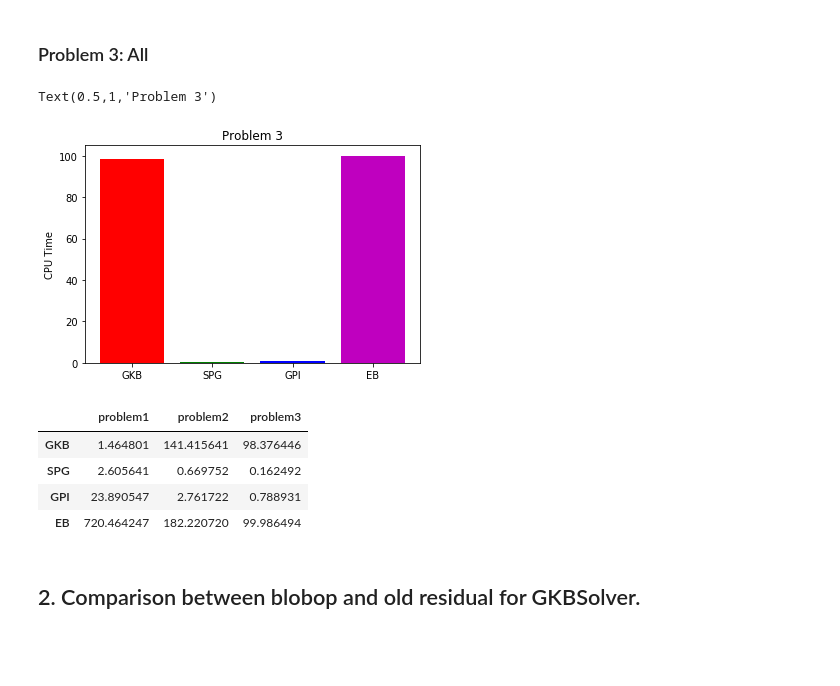
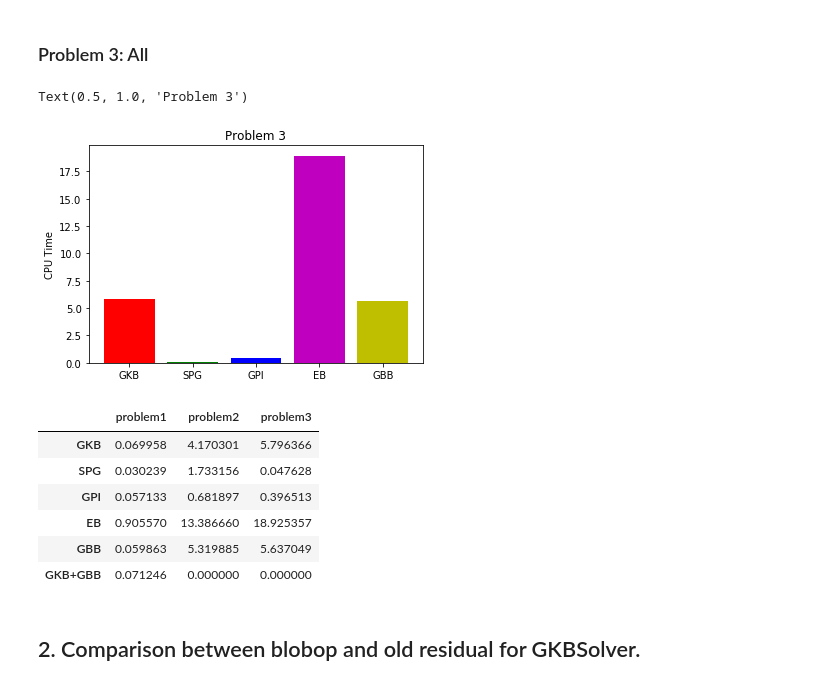
Before and after one commit to melissawm/skprocrustes, a Jupyter notebook: Results March 2019.ipynb, the cells around one changed output. Drawn from its saved outputs; the diff is of its cells as text; code cells hidden in the pictures; blank space fills up the shorter version.

```diff
--- a/Results March 2019.ipynb
+++ b/Results March 2019.ipynb
@@ -397,29 +252,32 @@ nfev : 167
 # %% [markdown]
 ### Problem 3: All
 # %%
-gkb, spg, gpi, eb = plt.bar([0,1,2,3], [t3_gkb, t3_spg, t3_gpi, t3_eb])
+gkb, spg, gpi, eb, gbb = plt.bar([0,1,2,3,4], [t3_gkb, t3_spg, t3_gpi, t3_eb, t3_gbb])
 gkb.set_facecolor('r')
 spg.set_facecolor('g')
 gpi.set_facecolor('b')
 eb.set_facecolor('m')
+gbb.set_facecolor('y')
 ax = plt.gca()
-ax.set_xticks([0,1,2,3])
-ax.set_xticklabels(['GKB', 'SPG', 'GPI', 'EB'])
+ax.set_xticks([0,1,2,3,4])
+ax.set_xticklabels(['GKB', 'SPG', 'GPI', 'EB', 'GBB'])
 #ax.set_ylim([0, 100])
 ax.set_ylabel('CPU Time')
 ax.set_title('Problem 3')
 # %% [output]
-Text(0.5,1,'Problem 3')
+Text(0.5, 1.0, 'Problem 3')
-[figure, old version]
+[figure, new version]
 # %%
-results['problem3'] = pd.Series([t3_gkb, t3_spg, t3_gpi, t3_eb], index=results.index)
+results['problem3'] = pd.Series([t3_gkb, t3_spg, t3_gpi, t3_eb, t3_gbb, 0], index=results.index)
 results
 # %% [output]
 |  | problem1 | problem2 | problem3 |
-| GKB | 1.464801 | 141.415641 | 98.376446 |
-| SPG | 2.605641 | 0.669752 | 0.162492 |
-| GPI | 23.890547 | 2.761722 | 0.788931 |
-| EB | 720.464247 | 182.220720 | 99.986494 |
+| GKB | 0.069958 | 4.170301 | 5.796366 |
+| SPG | 0.030239 | 1.733156 | 0.047628 |
+| GPI | 0.057133 | 0.681897 | 0.396513 |
+| EB | 0.905570 | 13.386660 | 18.925357 |
+| GBB | 0.059863 | 5.319885 | 5.637049 |
+| GKB+GBB | 0.071246 | 0.000000 | 0.000000 |
 # %% [markdown]
 ## 2. Comparison between blobop and old residual for GKBSolver.
 # %%
```
Also changed, not shown: parts of 84 cells of this notebook, 2 other files.
